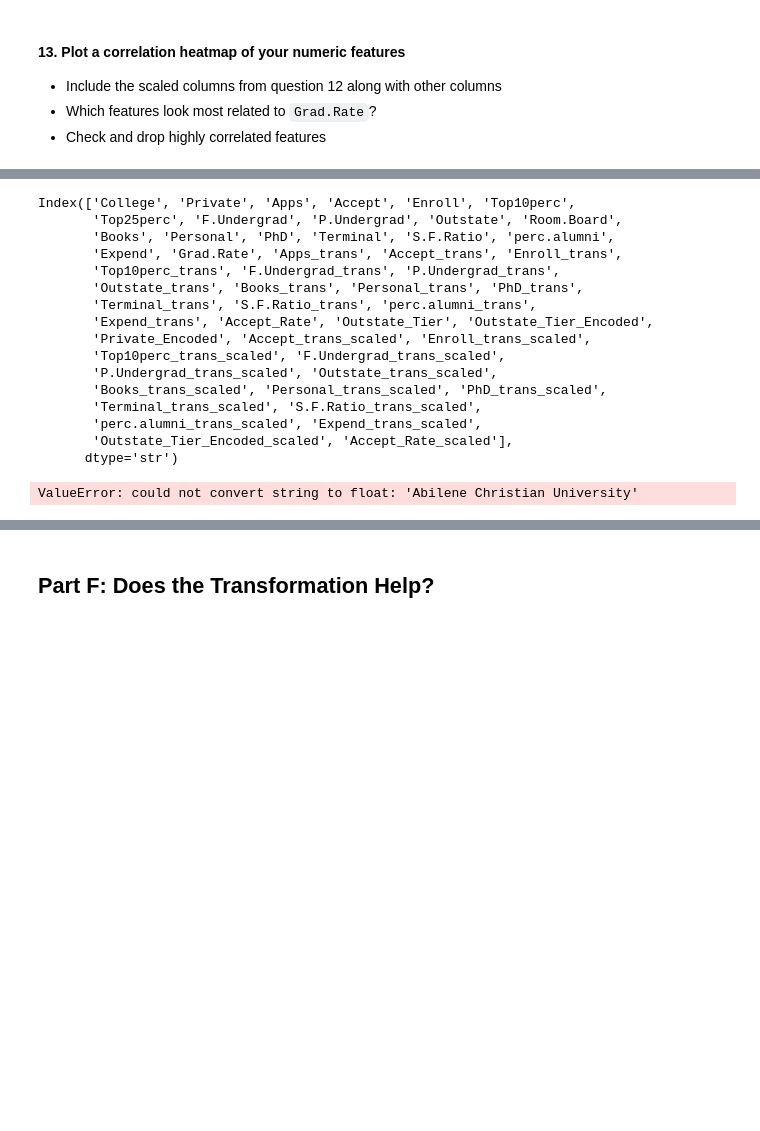
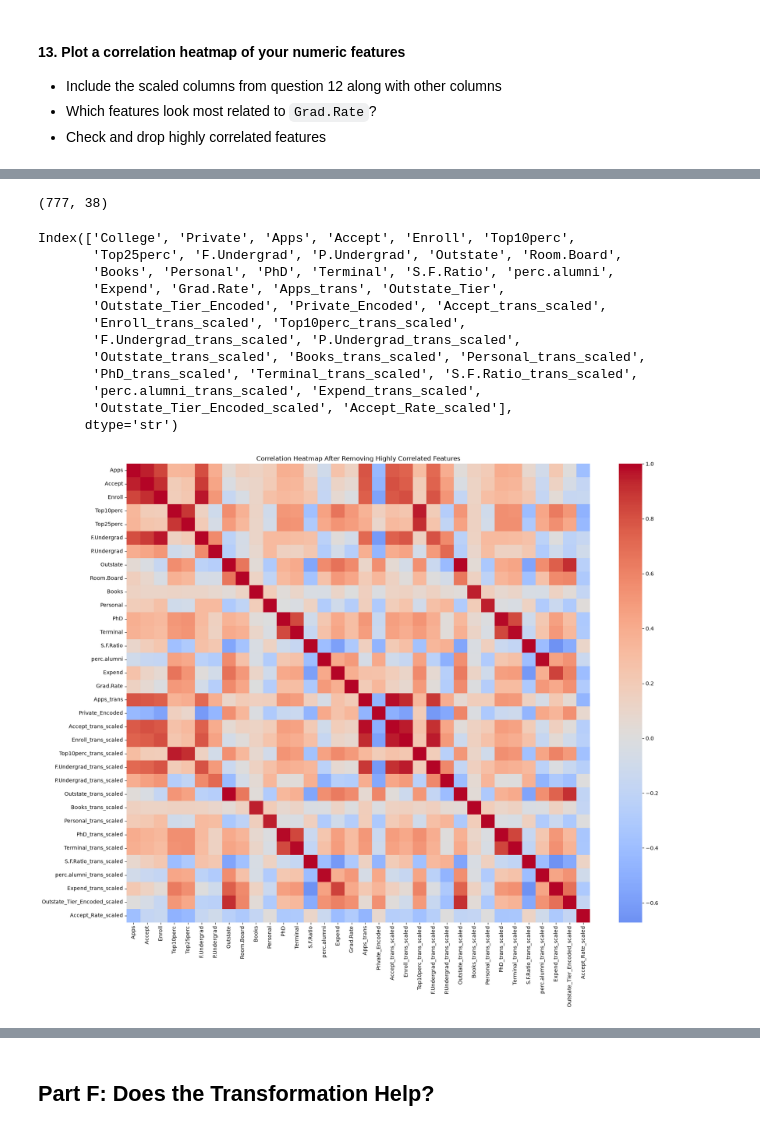
Before and after one commit to FatimaKhalifa5/Labs, a Jupyter notebook: Exercises-6.8/6.8.E1 Transformation Exercise (2).ipynb, the cells around one changed output, grey strips where cells are left out. Cells and saved outputs as stored; diff of their text form; code cells hidden in the pictures; blank space fills up the shorter version.

```diff
--- a/Exercises-6.8/6.8.E1 Transformation Exercise (2).ipynb
+++ b/Exercises-6.8/6.8.E1 Transformation Exercise (2).ipynb
@@ -625,0 +725,19 @@ plt.show()
+# %%
+columns_to_drop = [
+    'Personal_trans',
+    'S.F.Ratio_trans',
+    'Accept_Rate',
+    'Expend_trans',
+    'perc.alumni_trans',
+    'Enroll_trans',
+    'F.Undergrad_trans',
+    'P.Undergrad_trans',
+    'Terminal_trans',
+    'Accept_trans',
+    'Outstate_trans',
+    'Books_trans',
+    'PhD_trans',
+    'Top10perc_trans'
+]
+
+columns_to_drop
@@ -625,0 +759,6 @@ plt.show()
+# %%
+df_transformed = df_transformed.drop(
+    columns=columns_to_drop
+)
+
+df_transformed.head()
@@ -626,27 +773,37 @@ plt.show()
+# %%
+df_transformed.shape
+# %% [output]
+(777, 38)
 # %%
 df_transformed.columns
 # %% [output]
 Index(['College', 'Private', 'Apps', 'Accept', 'Enroll', 'Top10perc',
        'Top25perc', 'F.Undergrad', 'P.Undergrad', 'Outstate', 'Room.Board',
        'Books', 'Personal', 'PhD', 'Terminal', 'S.F.Ratio', 'perc.alumni',
-       'Expend', 'Grad.Rate', 'Apps_trans', 'Accept_trans', 'Enroll_trans',
-       'Top10perc_trans', 'F.Undergrad_trans', 'P.Undergrad_trans',
-       'Outstate_trans', 'Books_trans', 'Personal_trans', 'PhD_trans',
-       'Terminal_trans', 'S.F.Ratio_trans', 'perc.alumni_trans',
-       'Expend_trans', 'Accept_Rate', 'Outstate_Tier', 'Outstate_Tier_Encoded',
-       'Private_Encoded', 'Accept_trans_scaled', 'Enroll_trans_scaled',
-       'Top10perc_trans_scaled', 'F.Undergrad_trans_scaled',
-       'P.Undergrad_trans_scaled', 'Outstate_trans_scaled',
-       'Books_trans_scaled', 'Personal_trans_scaled', 'PhD_trans_scaled',
-       'Terminal_trans_scaled', 'S.F.Ratio_trans_scaled',
+       'Expend', 'Grad.Rate', 'Apps_trans', 'Outstate_Tier',
+       'Outstate_Tier_Encoded', 'Private_Encoded', 'Accept_trans_scaled',
+       'Enroll_trans_scaled', 'Top10perc_trans_scaled',
+       'F.Undergrad_trans_scaled', 'P.Undergrad_trans_scaled',
+       'Outstate_trans_scaled', 'Books_trans_scaled', 'Personal_trans_scaled',
+       'PhD_trans_scaled', 'Terminal_trans_scaled', 'S.F.Ratio_trans_scaled',
        'perc.alumni_trans_scaled', 'Expend_trans_scaled',
        'Outstate_Tier_Encoded_scaled', 'Accept_Rate_scaled'],
       dtype='str')
-# %%
-columns = ['College', 'Private', 'Apps', 'Accept', 'Enroll', 'Top10perc',
-       'Top25perc', 'F.Undergrad', 'P.Undergrad', 'Outstate', 'Room.Board',
-       'Books', 'Personal', 'PhD', 'Terminal', 'S.F.Ratio', 'perc.alumni',
-       'Expend', 'Grad.Rate']
-df_transformed[columns].corr()
-# %% [output]
-ValueError: could not convert string to float: 'Abilene Christian University'
+# %%
+# Correlation after dropping highly correlated features
+
+corr_after = df_transformed.select_dtypes(include='number').corr()
+
+plt.figure(figsize=(18, 15))
+
+sns.heatmap(
+    corr_after,
+    cmap='coolwarm',
+    center=0
+)
+
+plt.title('Correlation Heatmap After Removing Highly Correlated Features')
+plt.tight_layout()
+plt.show()
+# %% [output]
+[figure, added]
```
Also changed, not shown: parts of 20 cells of this notebook, 2 other files.
